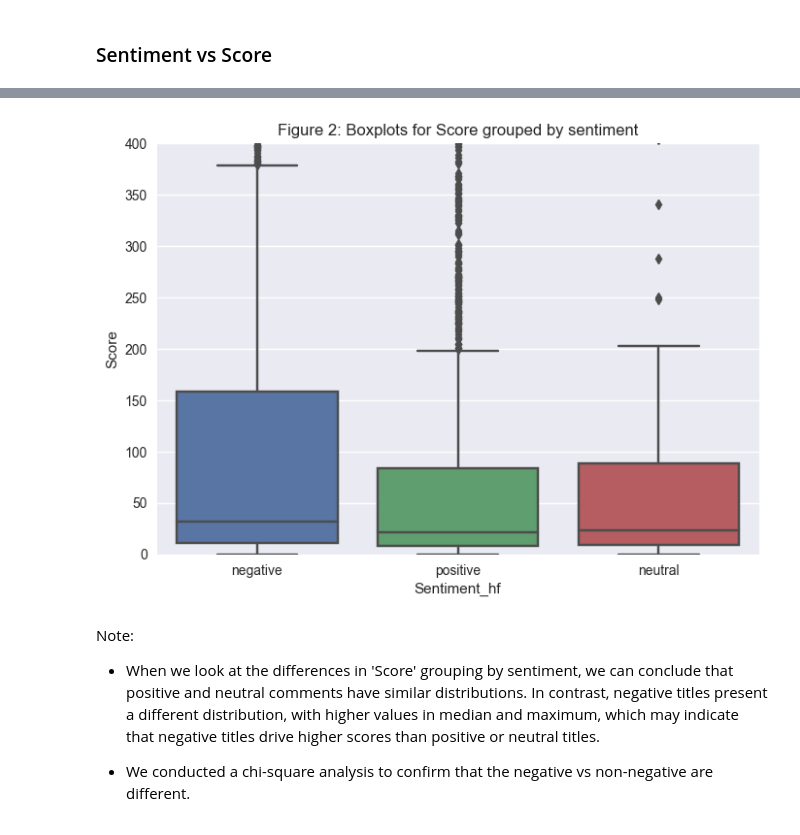
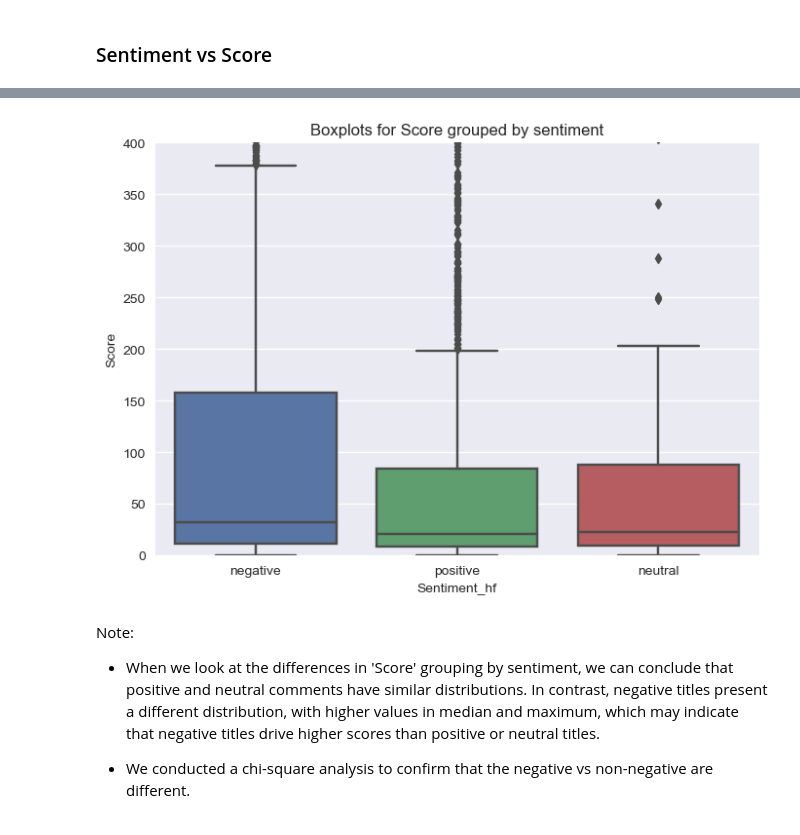
Before and after one commit to mlgomez0/advanced_python_project, a Jupyter notebook: notebooks/climate_change.ipynb, the cells around one changed output, grey strips where cells are left out. Saved outputs shown, nothing was run; the diff lists cells and outputs as text; code cells hidden in the pictures.

```diff
--- a/notebooks/climate_change.ipynb
+++ b/notebooks/climate_change.ipynb
@@ -322,11 +321,11 @@ data.head()
 # %%
 # Checking differences in score between to sentiments
 ax = sns.boxplot(x='Sentiment_hf', y='Score', data=data)
 ax.set_ylim(0, 400)
-ax.set_title('Figure 2: Boxplots for Score grouped by sentiment')
+ax.set_title('Boxplots for Score grouped by sentiment')
 plt.show()
 # %% [output]
-[figure, old version]
+[figure, new version]
 # %% [markdown]
 Note:
 
```
Also changed, not shown: parts of 33 cells of this notebook.
